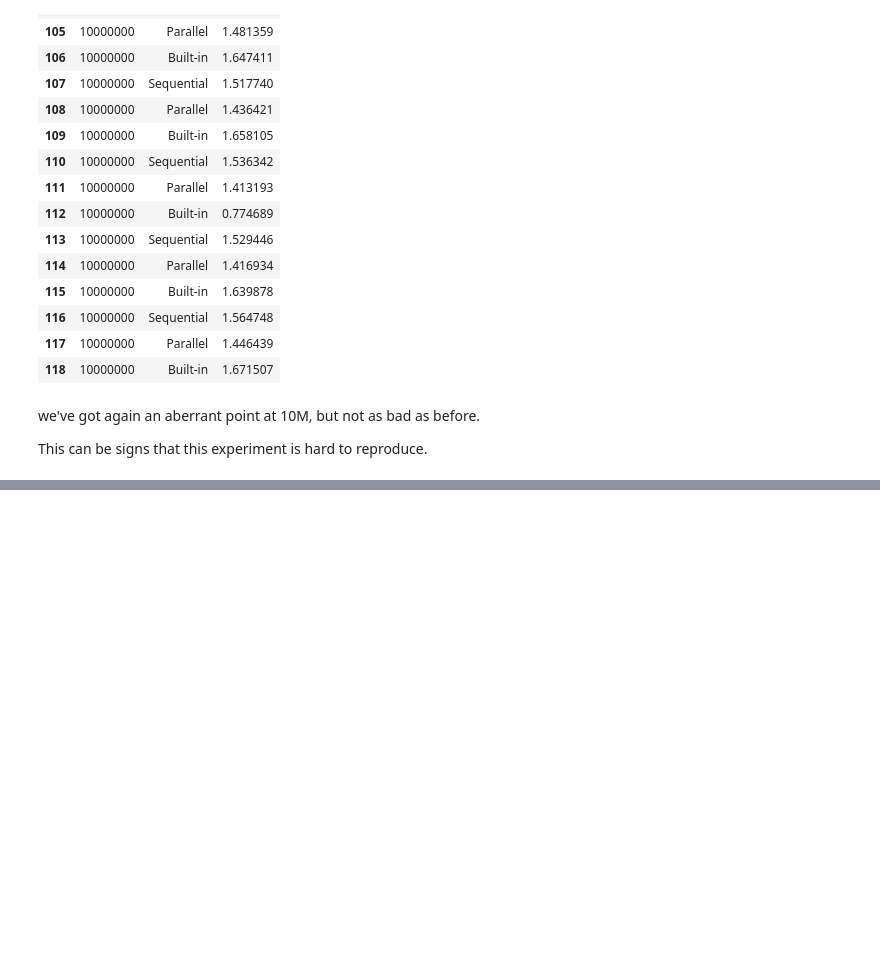
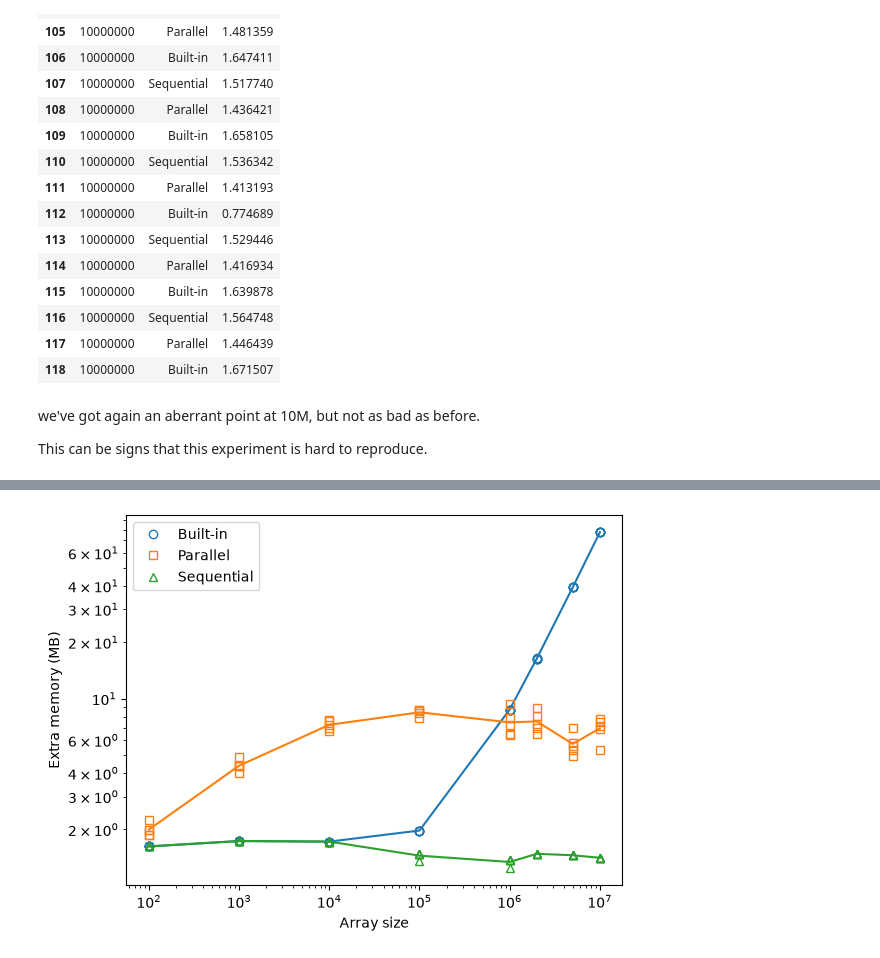
Before and after one commit to rabio10/M2R-ParallelQuicksort, a Jupyter notebook: analysis_rabii.ipynb, the cells around one changed output, grey strips where cells are left out. Saved outputs shown, nothing was run; the diff lists cells and outputs as text; code cells hidden in the pictures; blank space fills up the shorter version.

```diff
--- a/analysis_rabii.ipynb
+++ b/analysis_rabii.ipynb
@@ -147,0 +241,3 @@ This can be signs that this experiment is hard to reproduce.
+# %%
+mem["Extra"] = mem["MaxRSS"] - 2 * 8 * mem["Size"] / 1024**2
+mem.groupby(["Size", "Type"])["Extra"].mean().unstack()
@@ -147,0 +255,12 @@ This can be signs that this experiment is hard to reproduce.
+# %%
+for i, (t, g) in enumerate(mem.groupby("Type")):
+    mean = g.groupby("Size")["Extra"].mean()
+    plt.plot(g["Size"], g["Extra"], markers[t], fillstyle="none", color=f"C{i}", label=t)
+    plt.plot(mean.index, mean.values, color=f"C{i}")
+plt.xscale("log")
+plt.yscale("log")
+plt.xlabel("Array size")
+plt.ylabel("Extra memory (MB)")
+plt.legend();
+# %% [output]
+[figure, added]
```
Also changed, not shown: parts of 12 cells of this notebook, 12 other files.
